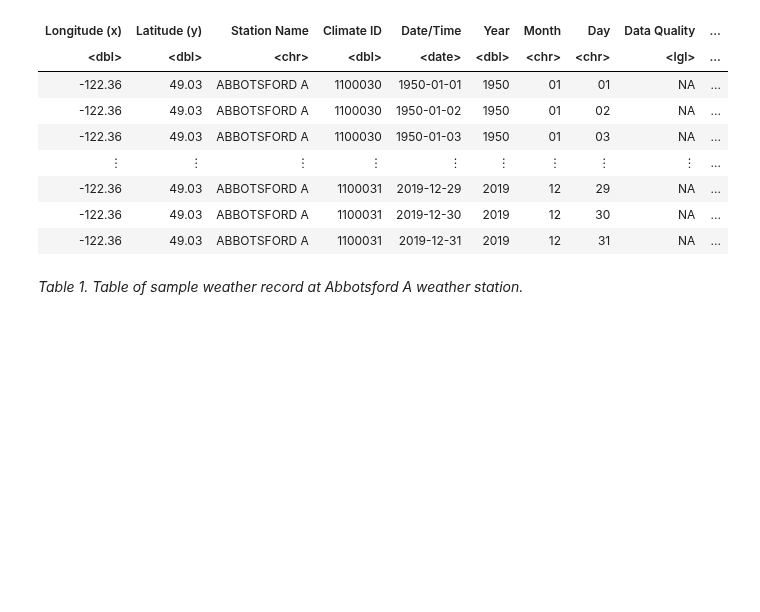
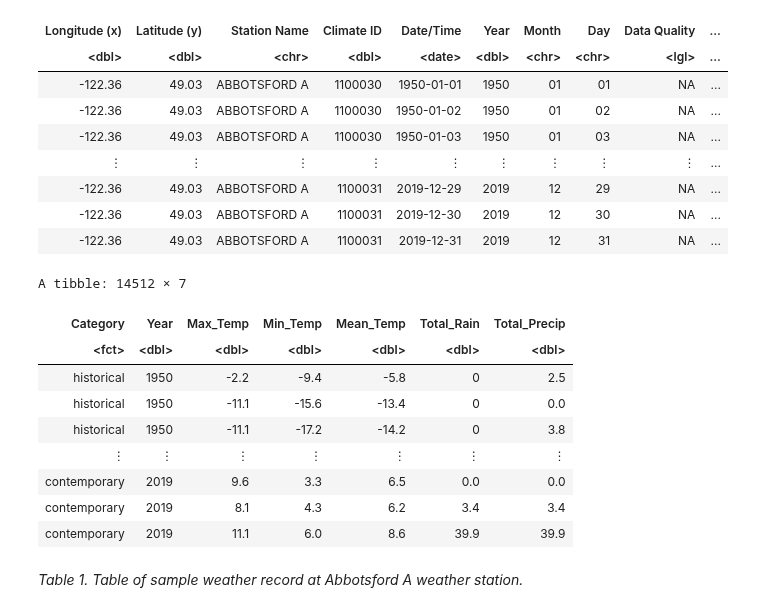
Before and after one commit to yxing6/STAT201-GroupProject-Climate, a Jupyter notebook: STAT201-Group17-ProjectReport.ipynb, the cells around one changed output. Saved outputs shown, nothing was run; the diff lists cells and outputs as text; code cells hidden in the pictures; blank space fills up the shorter version.

Commit message:
Data wrangling for 40 years of data

```diff
--- a/STAT201-Group17-ProjectReport.ipynb
+++ b/STAT201-Group17-ProjectReport.ipynb
@@ -106,14 +105,26 @@ A spec_tbl_df: 14976 × 32
 # %%
 climate_sample <- climate_merge %>%
     select(Category, Year, "Max Temp (°C)", "Min Temp (°C)",
            "Mean Temp (°C)", "Total Rain (mm)", "Total Precip (mm)") %>%
     rename("Max_Temp" = "Max Temp (°C)",
            "Min_Temp" = "Min Temp (°C)",
            "Mean_Temp" = "Mean Temp (°C)",
-           "Mean_Temp" = "Mean Temp (°C)",
            "Total_Rain" = "Total Rain (mm)",
-           "Total_Precip" = "Total Precip (mm)")
-head(climate_sample)
+           "Total_Precip" = "Total Precip (mm)") %>%
+    na.omit()
+
+climate_sample
+# %% [output]
+A tibble: 14512 × 7
+| Category | Year | Max_Temp | Min_Temp | Mean_Temp | Total_Rain | Total_Precip |
+| <fct> | <dbl> | <dbl> | <dbl> | <dbl> | <dbl> | <dbl> |
+| historical | 1950 | -2.2 | -9.4 | -5.8 | 0 | 2.5 |
+| historical | 1950 | -11.1 | -15.6 | -13.4 | 0 | 0.0 |
+| historical | 1950 | -11.1 | -17.2 | -14.2 | 0 | 3.8 |
+| ⋮ | ⋮ | ⋮ | ⋮ | ⋮ | ⋮ | ⋮ |
+| contemporary | 2019 | 9.6 | 3.3 | 6.5 | 0.0 | 0.0 |
+| contemporary | 2019 | 8.1 | 4.3 | 6.2 | 3.4 | 3.4 |
+| contemporary | 2019 | 11.1 | 6.0 | 8.6 | 39.9 | 39.9 |
 # %% [markdown]
 *Table 1. Table of sample weather record at Abbotsford A weather station.*
 # %% [markdown]
```
Also changed, not shown: parts of 3 cells of this notebook.
